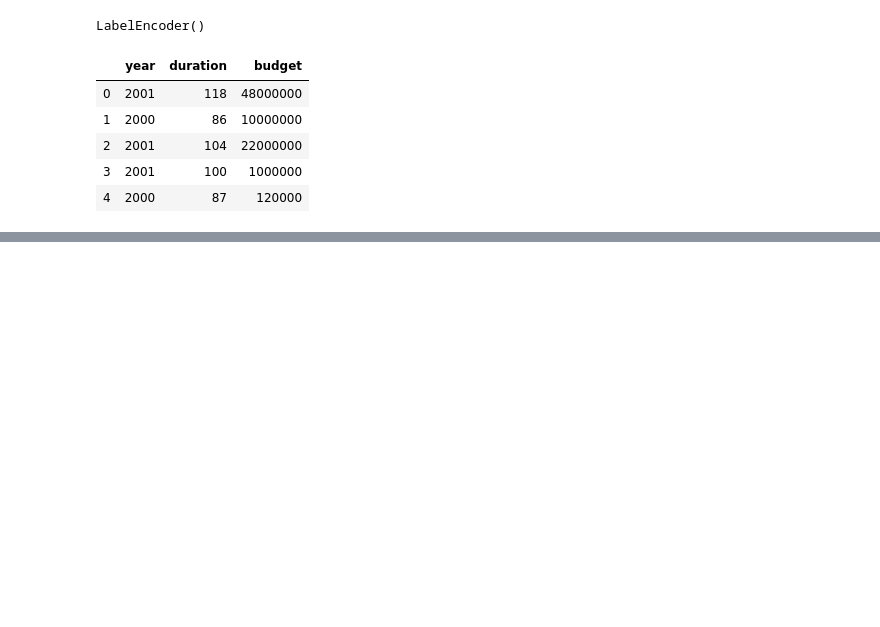
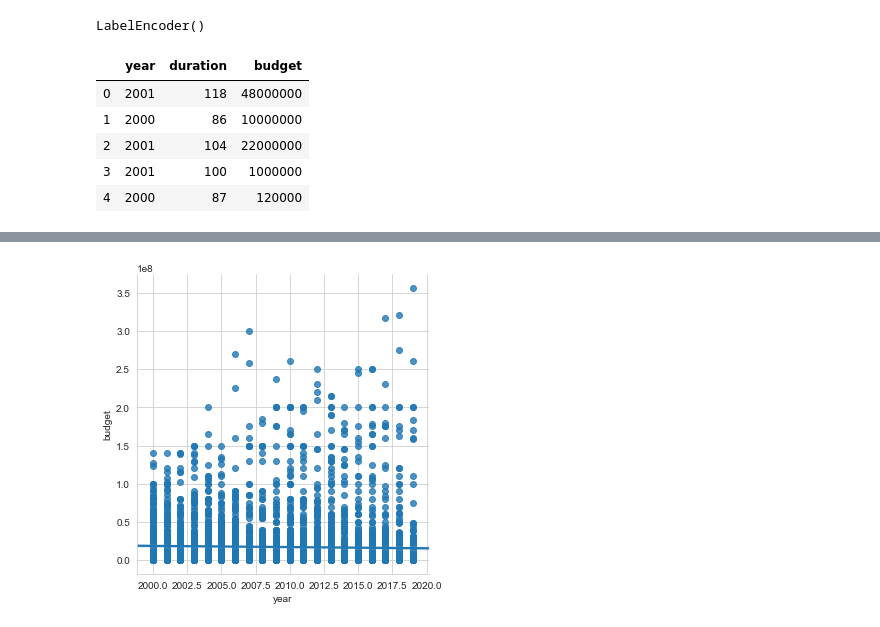
Before and after one commit to dclarke044/Final_Project, a Jupyter notebook: svm.ipynb, the cells around one changed output, grey strips where cells are left out. Cells and saved outputs as stored; diff of their text form; code cells hidden in the pictures; blank space fills up the shorter version.

```diff
--- a/svm.ipynb
+++ b/svm.ipynb
@@ -75,0 +99,9 @@ print('Test Acc: %.3f' % model.score(X_test, y_test))
+# %%
+# scatter plot with regression
+# line(by default)
+sns.lmplot(x ='year', y ='budget', data = movies)
+
+# Show the plot
+plt.show()
+# %% [output]
+[figure, added]
```
Also changed, not shown: parts of 13 cells of this notebook.
